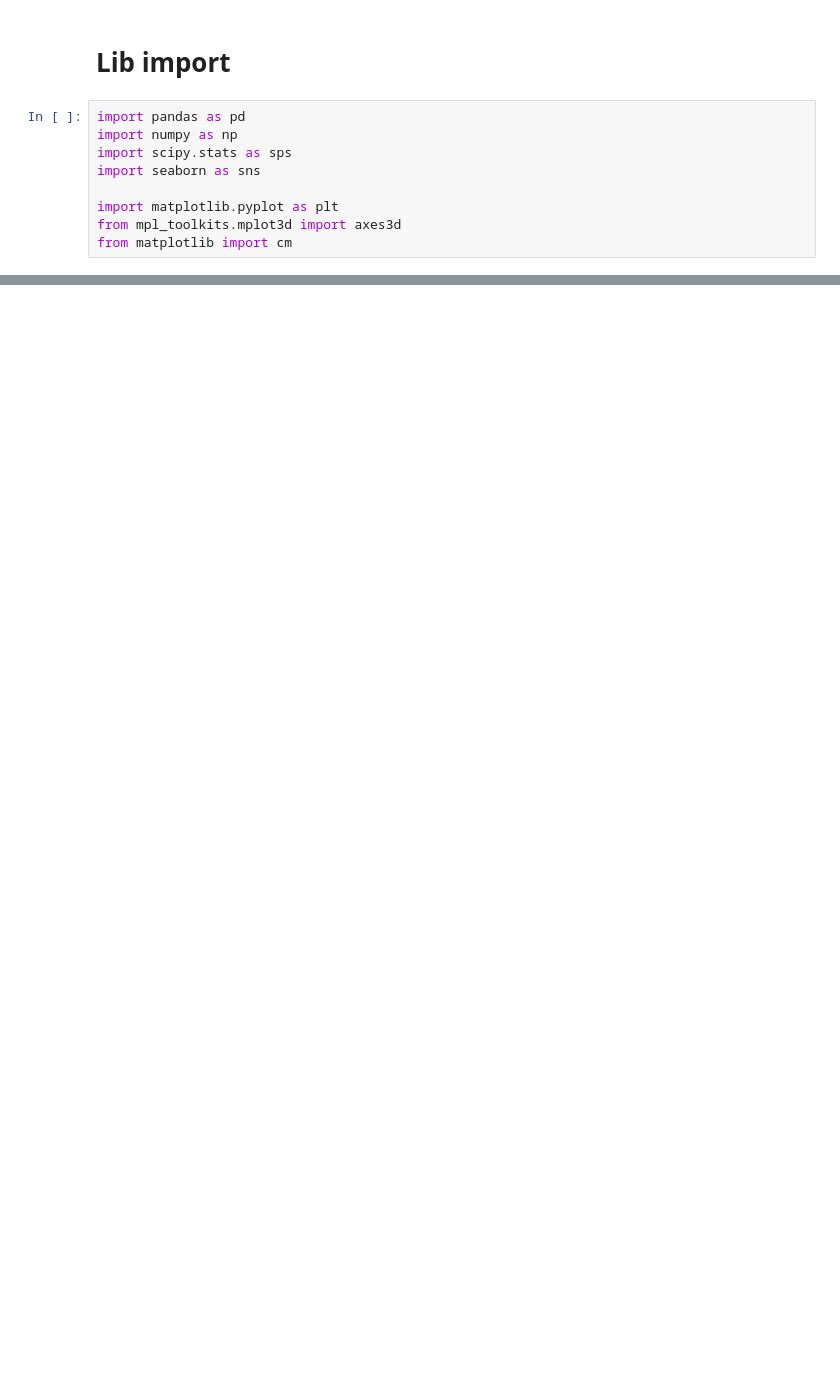
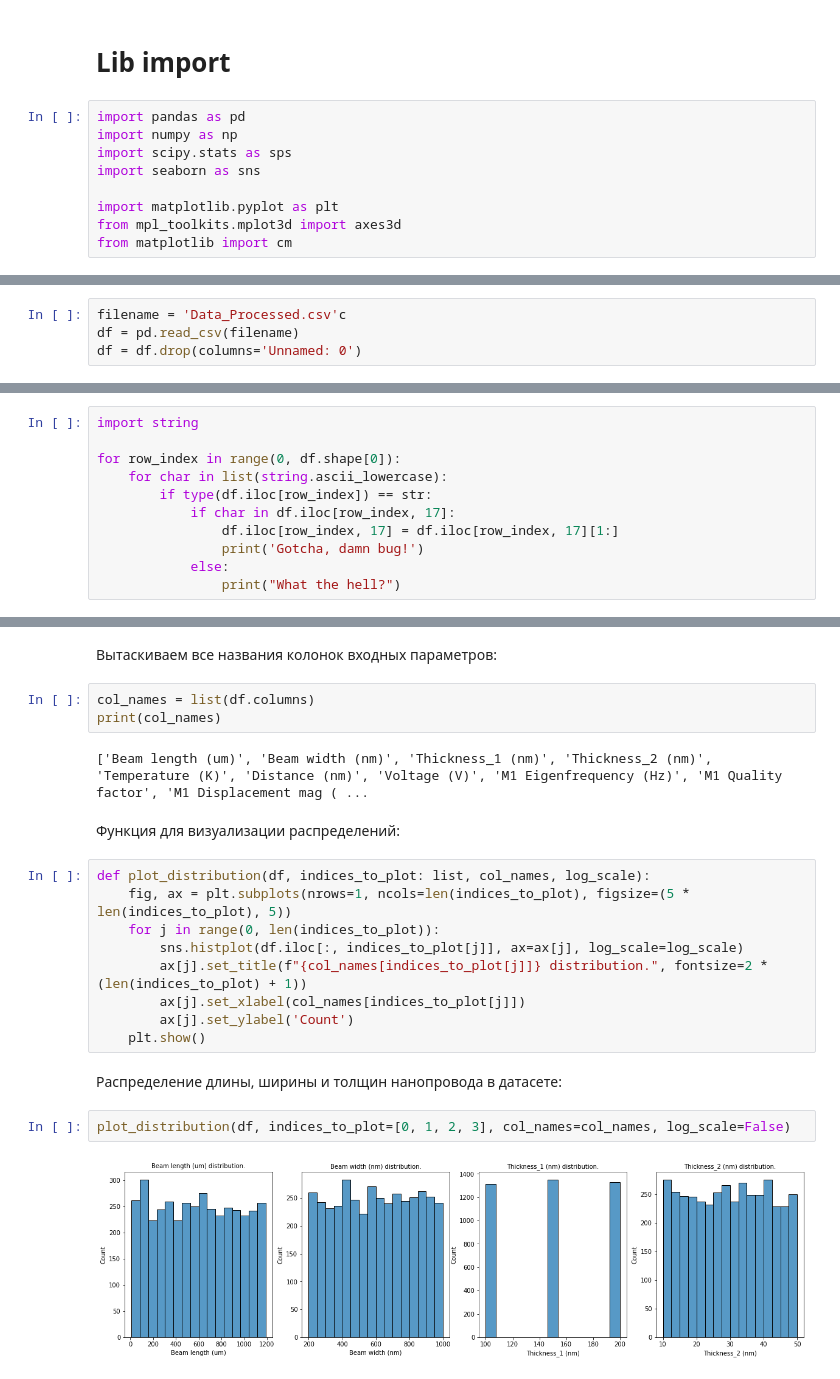
Before and after one commit to PolMix/nems_ai, a Jupyter notebook: Data Review/Data_Review.ipynb, the cells around one changed output, grey strips where cells are left out. Cells and saved outputs as stored; diff of their text form; blank space fills up the shorter version.

```diff
--- a/Data Review/Data_Review.ipynb
+++ b/Data Review/Data_Review.ipynb
@@ -107,0 +22,4 @@ fig.show()
+# %%
+filename = 'Data_Processed.csv'c
+df = pd.read_csv(filename)
+df = df.drop(columns='Unnamed: 0')
@@ -107,0 +28,11 @@ fig.show()
+# %%
+import string
+
+for row_index in range(0, df.shape[0]):
+    for char in list(string.ascii_lowercase):
+        if type(df.iloc[row_index]) == str:
+            if char in df.iloc[row_index, 17]:
+                df.iloc[row_index, 17] = df.iloc[row_index, 17][1:]
+                print('Gotcha, damn bug!')
+            else:
+                print("What the hell?")
@@ -107,0 +41,24 @@ fig.show()
+# %% [markdown]
+Вытаскиваем все названия колонок входных параметров:
+# %%
+col_names = list(df.columns)
+print(col_names)
+# %% [output]
+['Beam length (um)', 'Beam width (nm)', 'Thickness_1 (nm)', 'Thickness_2 (nm)', 'Temperature (K)', 'Distance (nm)', 'Voltage (V)', 'M1 Eigenfrequency (Hz)', 'M1 Quality factor', 'M1 Displacement mag ( ...
+# %% [markdown]
+Функция для визуализации распределений:
+# %%
+def plot_distribution(df, indices_to_plot: list, col_names, log_scale):
+    fig, ax = plt.subplots(nrows=1, ncols=len(indices_to_plot), figsize=(5 * len(indices_to_plot), 5))
+    for j in range(0, len(indices_to_plot)):
+        sns.histplot(df.iloc[:, indices_to_plot[j]], ax=ax[j], log_scale=log_scale)
+        ax[j].set_title(f"{col_names[indices_to_plot[j]]} distribution.", fontsize=2 * (len(indices_to_plot) + 1))
+        ax[j].set_xlabel(col_names[indices_to_plot[j]])
+        ax[j].set_ylabel('Count')
+    plt.show()
+# %% [markdown]
+Распределение длины, ширины и толщин нанопровода в датасете:
+# %%
+plot_distribution(df, indices_to_plot=[0, 1, 2, 3], col_names=col_names, log_scale=False)
+# %% [output]
+[figure, added]
```
Also changed, not shown: parts of 31 cells of this notebook.
